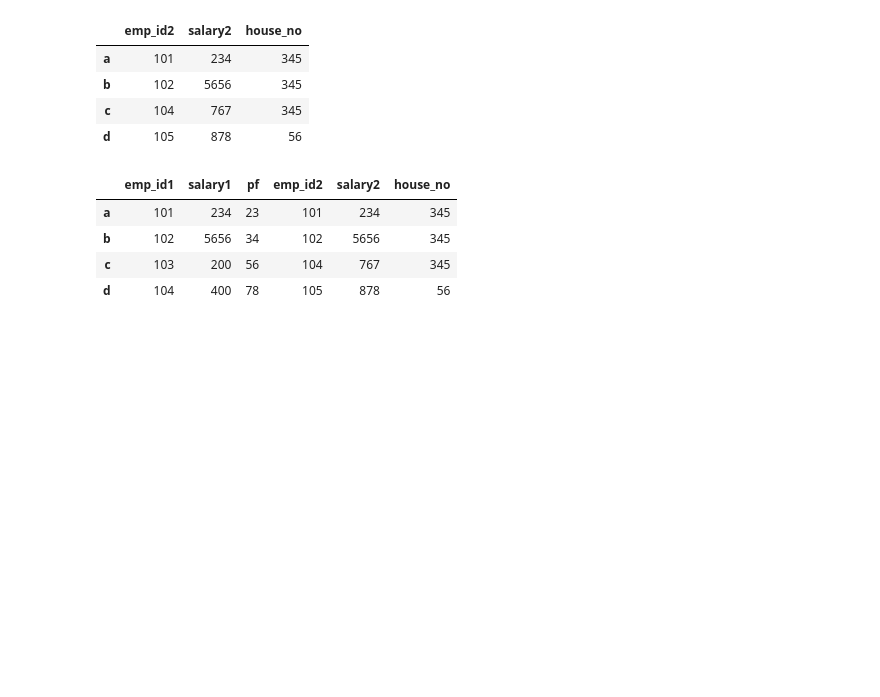
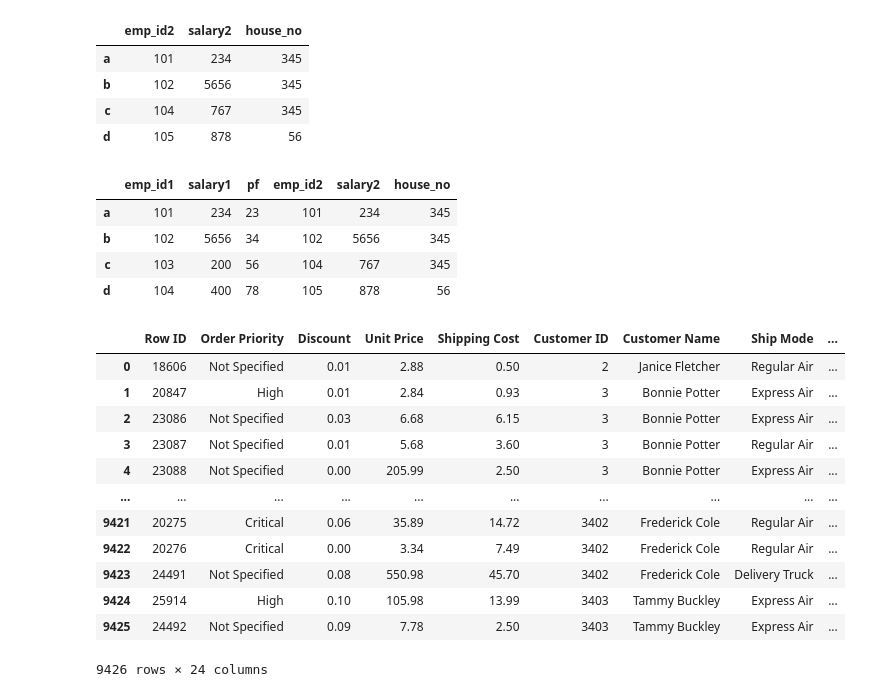
Before and after one commit to guptaayushman24/Ineuron_Python, a Jupyter notebook: Pandas.ipynb, the cells around one changed output. Drawn from its saved outputs; the diff is of its cells as text; code cells hidden in the pictures; blank space fills up the shorter version.

```diff
--- a/Pandas.ipynb
+++ b/Pandas.ipynb
@@ -1455,3 +1457,21 @@ df10.join(df11) # By default it will do the left join
 # %%
 # Merge-> Column Name
 # Join-> Row Index
+# %%
+df_sales = pd.read_excel(r'C:\Users\gupta\Downloads\Superstore_USA.xlsx')
+# %%
+df_sales
+# %% [output]
+|  | Row ID | Order Priority | Discount | Unit Price | Shipping Cost | Customer ID | Customer Name | Ship Mode | ... |
+| 0 | 18606 | Not Specified | 0.01 | 2.88 | 0.50 | 2 | Janice Fletcher | Regular Air | ... |
+| 1 | 20847 | High | 0.01 | 2.84 | 0.93 | 3 | Bonnie Potter | Express Air | ... |
+| 2 | 23086 | Not Specified | 0.03 | 6.68 | 6.15 | 3 | Bonnie Potter | Express Air | ... |
+| 3 | 23087 | Not Specified | 0.01 | 5.68 | 3.60 | 3 | Bonnie Potter | Regular Air | ... |
+| 4 | 23088 | Not Specified | 0.00 | 205.99 | 2.50 | 3 | Bonnie Potter | Express Air | ... |
+| ... | ... | ... | ... | ... | ... | ... | ... | ... | ... |
+| 9421 | 20275 | Critical | 0.06 | 35.89 | 14.72 | 3402 | Frederick Cole | Regular Air | ... |
+| 9422 | 20276 | Critical | 0.00 | 3.34 | 7.49 | 3402 | Frederick Cole | Regular Air | ... |
+| 9423 | 24491 | Not Specified | 0.08 | 550.98 | 45.70 | 3402 | Frederick Cole | Delivery Truck | ... |
+| 9424 | 25914 | High | 0.10 | 105.98 | 13.99 | 3403 | Tammy Buckley | Express Air | ... |
+| 9425 | 24492 | Not Specified | 0.09 | 7.78 | 2.50 | 3403 | Tammy Buckley | Express Air | ... |
+9426 rows × 24 columns
```
Also changed, not shown: parts of 15 cells of this notebook.
